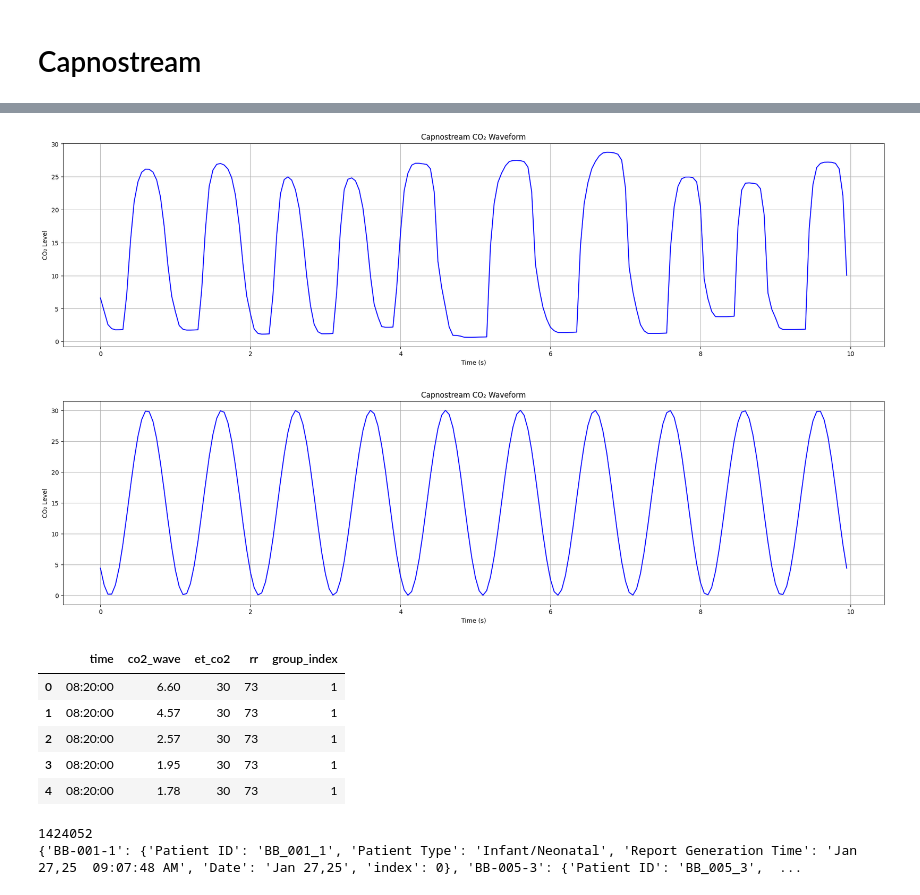
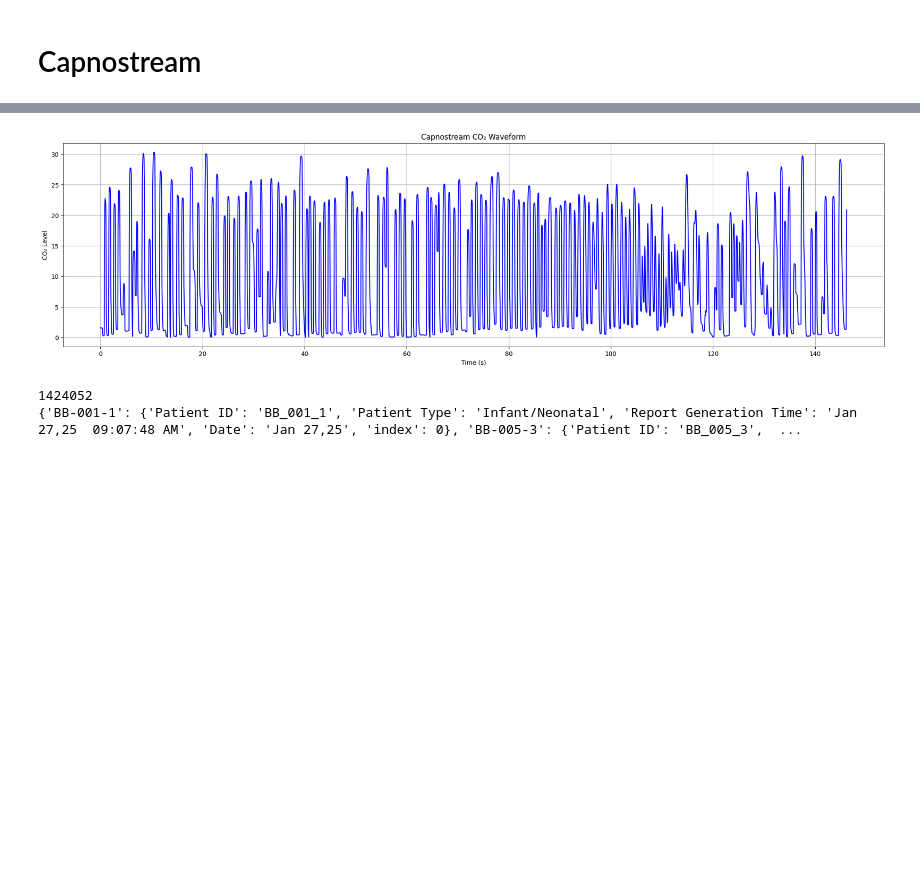
Before and after one commit to bsu-cbs-research/babi, a Jupyter notebook: data/exploration.ipynb, the cells around one changed output, grey strips where cells are left out. Saved outputs shown, nothing was run; the diff lists cells and outputs as text; code cells hidden in the pictures; blank space fills up the shorter version.

```diff
--- a/data/exploration.ipynb
+++ b/data/exploration.ipynb
@@ -26,19 +63,6 @@ from data import plotting
 # %%
-import numpy as np
-
-first_preprocessed_capnostream_file = os.listdir(os.path.join(constants.preprocessed_data_dir, "capnostream"))[1]
+first_preprocessed_capnostream_file = os.listdir(os.path.join(constants.preprocessed_data_dir, "capnostream"))[4]
 capnostream_file_df: pd.DataFrame = pd.read_pickle(os.path.join(constants.preprocessed_data_dir, "capnostream", first_preprocessed_capnostream_file))
 print(capnostream_file_df.attrs) # show metadata
-plotting.plot_capnostream_waveform(data=capnostream_file_df["co2_wave"][:200])
-
-
-x = np.linspace(0, 2 * np.pi, 200)
-amplitude = 15
-frequency = 10
-phase_shift = np.pi / 4
-synthetic_data = -amplitude * np.sin(frequency * x + phase_shift) + amplitude
-
-
-plotting.plot_capnostream_waveform(data=synthetic_data)
-capnostream_file_df.head()
+plotting.plot_capnostream_waveform(data=capnostream_file_df["co2_wave"][10000:12925])
 # %% [output]
@@ -46,11 +70,4 @@ capnostream_file_df.head()
-[figure, old version]
+[figure, new version]
-[figure, removed]
-|  | time | co2_wave | et_co2 | rr | group_index |
-| 0 | 08:20:00 | 6.60 | 30 | 73 | 1 |
-| 1 | 08:20:00 | 4.57 | 30 | 73 | 1 |
-| 2 | 08:20:00 | 2.57 | 30 | 73 | 1 |
-| 3 | 08:20:00 | 1.95 | 30 | 73 | 1 |
-| 4 | 08:20:00 | 1.78 | 30 | 73 | 1 |
 # %%
 capnostream_df: pd.DataFrame = pd.read_pickle(constants.preprocessed_data_paths["capnostream"])
 print(capnostream_df.size) # todo: check for cases where baby did the same group twice (looking for big changes in magnitude)
```
Also changed, not shown: parts of 10 cells of this notebook, 17 other files.
